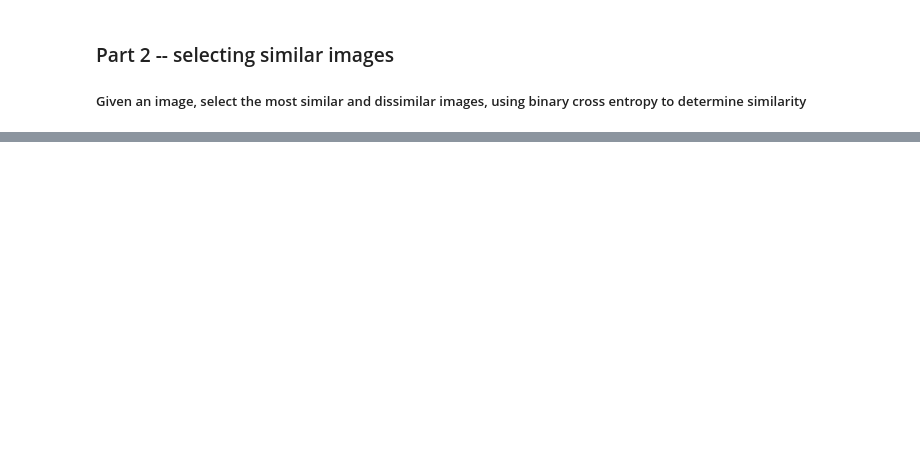
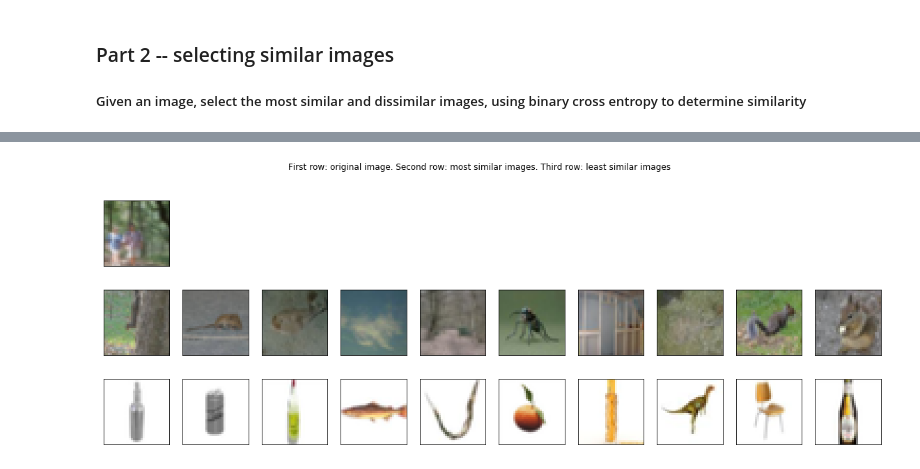
Before and after one commit to Puayny/Autoencoder-image-similarity, a Jupyter notebook: Autoencoder, cifar-100 dataset.ipynb, the cells around one changed output, grey strips where cells are left out. Drawn from its saved outputs; the diff is of its cells as text; code cells hidden in the pictures; blank space fills up the shorter version.

```diff
--- a/Autoencoder, cifar-100 dataset.ipynb
+++ b/Autoencoder, cifar-100 dataset.ipynb
@@ -181,0 +145,46 @@ similarity_sorted[-1]
+# %%
+import tensorflow as tf
+from keras.losses import binary_crossentropy, cosine_proximity
+
+img_to_find_idx = 1
+dataset = copy.deepcopy(X_test)
+dataset = dataset.reshape(dataset.shape[0], -1)
+#initializing vars to pass into tensorflow
+X_selected = [dataset[img_to_find_idx].tolist() for _ in range(dataset.shape[0])]
+X_all = dataset.tolist()
+
+import tensorflow as tf
+from keras.losses import binary_crossentropy, cosine_proximity
+X_selected_tf = tf.Variable(X_selected, tf.float32)
+X_all_tf = tf.Variable(X_all, tf.float32)
+loss_tf = binary_crossentropy(X_selected_tf, X_all_tf)
+init_op = tf.global_variables_initializer()
+
+similarity = []
+with tf.Session() as sess:
+    sess.run(init_op)
+    similarity = sess.run(loss_tf)
+similarity_sorted = np.argsort(np.array(similarity))[1:] #the same figure appears in X_all too, so remove it
+# %%
+n=10
+fig = plt.figure(figsize=(n*2, n/1.5))
+plt.gray()
+fig.suptitle('First row: original image. Second row: most similar images. Third row: least similar images')
+
+img_shape = (32, 32, 3)
+
+#display original
+display_single_subplot(X_test[img_to_find_idx].reshape(img_shape), n_row=3, n_col=n, cell_num=1)
+#display most similar
+for i in range(n):
+    similar_idx = similarity_sorted[i]
+    display_single_subplot(X_test[similar_idx].reshape(img_shape), n_row=3, n_col=n, cell_num=n+i+1)
+
+#display most dissimilar
+for i in range(n):
+    dissimilar_idx = similarity_sorted[-i-1]
+    display_single_subplot(X_test[dissimilar_idx].reshape(img_shape), n_row=3, n_col=n, cell_num=2*n+i+1)
+
+plt.show()
+# %% [output]
+[figure, added]
```
Also changed, not shown: parts of 13 cells of this notebook, 1 other file.
